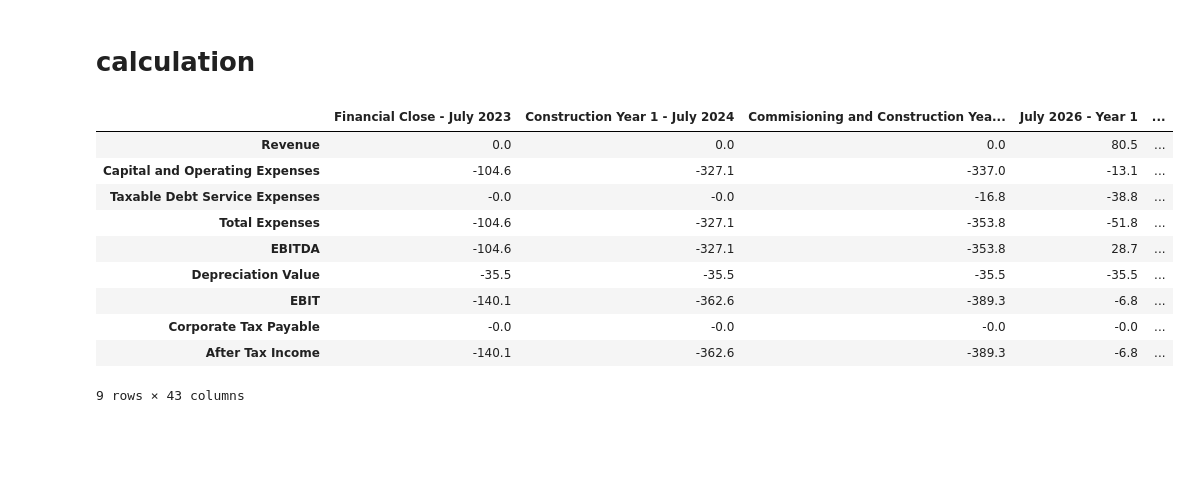
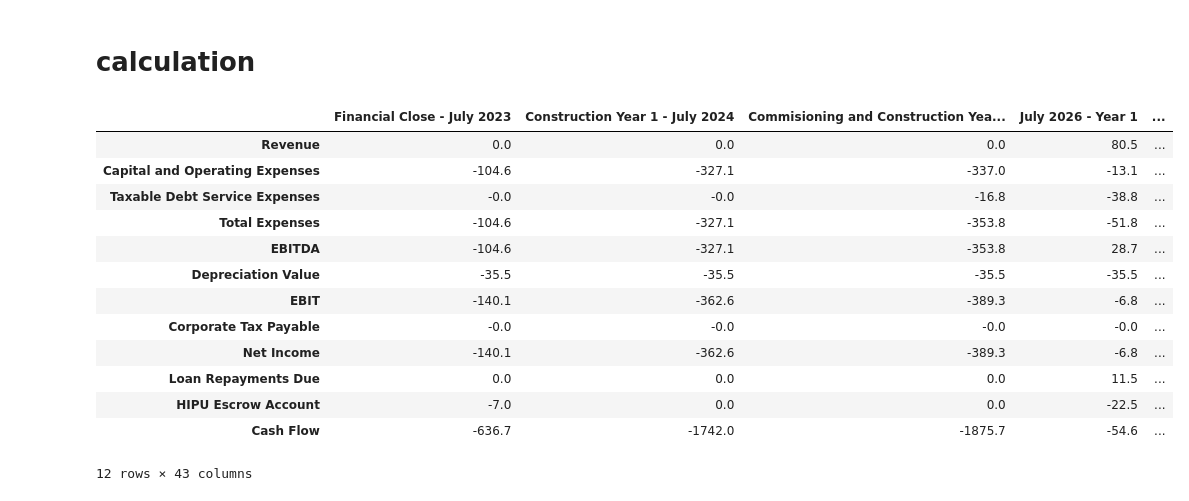
Before and after one commit to juliet29/projectFinance, a Jupyter notebook: analysis/eval.ipynb, the cells around one changed output. Saved outputs shown, nothing was run; the diff lists cells and outputs as text; code cells hidden in the pictures; blank space fills up the shorter version.

Commit message:
cash flow

```diff
--- a/analysis/eval.ipynb
+++ b/analysis/eval.ipynb
@@ -70,33 +70,42 @@ df0.loc["Total Expenses"] = df0.loc["Capital and Operating Expenses"] + df0.loc[
 
 # ebitda
 df0.loc["EBITDA"] = df0.loc["Revenue"] + df0.loc["Total Expenses"]
 
 
 # tax depreciation
 df0.loc["Depreciation Value"] = dep_df.loc["Depreciation"]*-1
 df0 = df0.fillna(0)
 
 
 # taxable income/loss, also earnings after depreciation
 df0.loc["EBIT"] = df0.loc["EBITDA"] + df0.loc["Depreciation Value"]
 
 # tax credit to recieve/ tax to pay
 df0.loc["Corporate Tax Payable"] = df0.loc["EBIT"] .apply(lambda x: max(x* corp_tax_rate,0))*-1
 
 
-df0.loc["After Tax Income"] = df0.loc["EBIT"] + df0.loc["Corporate Tax Payable"]
+df0.loc["Net Income"] = df0.loc["EBIT"] + df0.loc["Corporate Tax Payable"]
+
+df0.loc["Loan Repayments Due"] = debt_service_df.loc["Prinicpal Payment"]
+
+df0.loc["HIPU Escrow Account"] = [i*-1 for i in hipu_escrow_full]
+
+df0.loc["Cash Flow"] = df0.sum(axis=0)
 
 
 (df0/1e6).round(decimals=1)
 # %% [output]
 |  | Financial Close - July 2023 | Construction Year 1 - July 2024 | Commisioning and Construction Yea... | July 2026 - Year 1 | ... |
 | Revenue | 0.0 | 0.0 | 0.0 | 80.5 | ... |
 | Capital and Operating Expenses | -104.6 | -327.1 | -337.0 | -13.1 | ... |
 | Taxable Debt Service Expenses | -0.0 | -0.0 | -16.8 | -38.8 | ... |
 | Total Expenses | -104.6 | -327.1 | -353.8 | -51.8 | ... |
 | EBITDA | -104.6 | -327.1 | -353.8 | 28.7 | ... |
 | Depreciation Value | -35.5 | -35.5 | -35.5 | -35.5 | ... |
 | EBIT | -140.1 | -362.6 | -389.3 | -6.8 | ... |
 | Corporate Tax Payable | -0.0 | -0.0 | -0.0 | -0.0 | ... |
-| After Tax Income | -140.1 | -362.6 | -389.3 | -6.8 | ... |
+| Net Income | -140.1 | -362.6 | -389.3 | -6.8 | ... |
+| Loan Repayments Due | 0.0 | 0.0 | 0.0 | 11.5 | ... |
+| HIPU Escrow Account | -7.0 | 0.0 | 0.0 | -22.5 | ... |
+| Cash Flow | -636.7 | -1742.0 | -1875.7 | -54.6 | ... |
-9 rows × 43 columns
+12 rows × 43 columns
```
